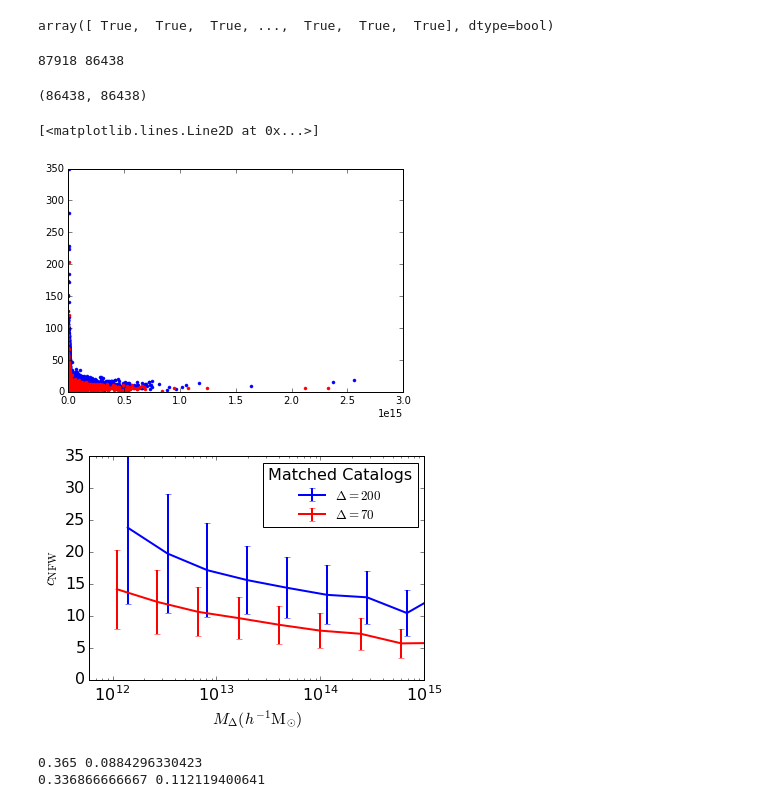
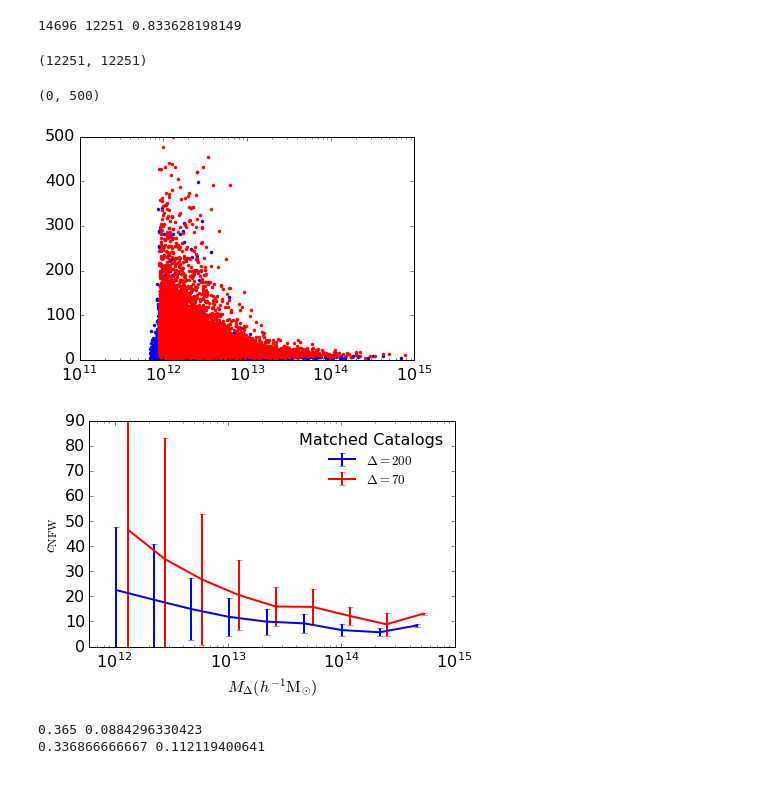
Before and after one commit to villarrealas/haloenviron-pipeline, a Jupyter notebook: CatalogMatcher.ipynb, the cells around one changed output. Saved outputs shown, nothing was run; the diff lists cells and outputs as text; code cells hidden in the pictures.

Commit message:
new version w/ updated data

```diff
--- a/CatalogMatcher.ipynb
+++ b/CatalogMatcher.ipynb
@@ -20,16 +19,16 @@ lbox = 250.0
 vhost_min = 240.0
 vrat_frac = 0.3
 vsub_min = vhost_min * vrat_frac
-nrand = 10
+nrand = 100
 
 # define dict pointing to all marks of interest
 rs_dict = {'halo_id':(0,'i8'), 'halo_mass':(2,'f8'), 'halo_vmax':(3,'f8'), 'halo_rvir':(5,'f8'),
            'halo_rs':(6,'f8'), 'halo_x':(8,'f8'), 'halo_y':(9,'f8'), 'halo_z':(10,'f8'),
-           'halo_spin':(17,'f8'), 'halo_ctoa':(28, 'f8'), 'halo_pid':(33,'i8')}
+           'halo_spin':(17,'f8'), 'halo_ctoa':(28, 'f8'), 'halo_pid':(41,'i8')}
 
 reader = sm.TabularAsciiReader(fname, rs_dict, row_cut_min_dict={'halo_mass':mthresh},
-                               row_cut_eq_dict={'halo_pid':-1})
-hosts_data_master = reader.read_ascii()
+                               row_cut_neq_dict={'halo_pid':-1})
+hosts_data_matching = reader.read_ascii()
 
 fname = './l0250_d70b.catalog' # file name to z0.0.catalog
 mthresh = 9e11  # threshold mass in Msun/h
@@ -38,16 +37,16 @@ lbox = 250.0
 vhost_min = 240.0
 vrat_frac = 0.3
 vsub_min = vhost_min * vrat_frac
-nrand = 10
+nrand = 100
 
 # define dict pointing to all marks of interest
 rs_dict = {'halo_id':(0,'i8'), 'halo_mass':(2,'f8'), 'halo_vmax':(3,'f8'), 'halo_rvir':(5,'f8'),
            'halo_rs':(6,'f8'), 'halo_x':(8,'f8'), 'halo_y':(9,'f8'), 'halo_z':(10,'f8'),
-           'halo_spin':(17,'f8'), 'halo_ctoa':(28, 'f8'), 'halo_pid':(33,'i8')}
+           'halo_spin':(17,'f8'), 'halo_ctoa':(28, 'f8'), 'halo_pid':(41,'i8')}
 
 reader = sm.TabularAsciiReader(fname, rs_dict, row_cut_min_dict={'halo_mass':mthresh},
-                               row_cut_eq_dict={'halo_pid':-1})
-hosts_data_matching = reader.read_ascii()
+                               row_cut_neq_dict={'halo_pid':-1})
+hosts_data_master = reader.read_ascii()
 # %% [output]
 ...Processing ASCII data of file:
 /data/asv13/projects/haloenviron-pipeline/l0250_d200b.catalog
@@ -83,29 +82,26 @@ np.percentile(sep3d,70)
 # %%
 mask = (sep3d.value <= hosts_data_matching['halo_rvir']*.001*.1)
 othermask = idx[np.where(sep3d.value <= hosts_data_matching['halo_rvir']*.001*.1)]
-# %%
-mask
-# %% [output]
-array([ True,  True,  True, ...,  True,  True,  True], dtype=bool)
 # %%
-print len(mask), np.sum(mask)
+print len(mask), np.sum(mask), float(np.sum(mask))/float(len(mask))
 # %% [output]
-87918 86438
+14696 12251 0.833628198149
 # %%
 matched_catalog = hosts_data_matching[np.where(mask==True)]
 matched_catalog_master = hosts_data_master[othermask]
 # %%
 len(matched_catalog), len(matched_catalog_master)
 # %% [output]
-(86438, 86438)
+(12251, 12251)
 # %%
-plt.plot(matched_catalog['halo_mass'], matched_catalog['halo_rvir']/matched_catalog['halo_rs'],
+plt.semilogx(matched_catalog['halo_mass'], matched_catalog['halo_rvir']/matched_catalog['halo_rs'],
          'b.')
-plt.plot(matched_catalog_master['halo_mass'], matched_catalog_master['halo_rvir']/matched_catalog_master['halo_rs'],
-         'r.')
+plt.semilogx(matched_catalog_master['halo_mass'], matched_catalog_master['halo_rvir']/matched_catalog_master['halo_rs'],
+             'r.')
+plt.ylim(0,500)
 # %% [output]
-[<matplotlib.lines.Line2D at 0x...>]
+(0, 500)
-[figure, old version]
+[figure, new version]
 # %%
 font = {'family' : 'normal',
         'weight' : 'normal',
@@ -144,13 +140,14 @@ plt.errorbar(10**(bins-delta/2),running_median,
 
 plt.xscale('log')
 plt.xlim(6e11,1e15)
-plt.ylim(0,35)
-plt.legend(loc='upper right', numpoints=1, prop={'size': 13}, title='Matched Catalogs')
+plt.ylim(0,90)
+plt.legend(loc='upper right', numpoints=1, prop={'size': 13}, title='Matched Catalogs', frameon=False)
 plt.xlabel(r'$M_{\Delta} (h^{-1}\mathrm{M}_{\odot})$')
 plt.ylabel(r'$c_{\mathrm{NFW}}$')
+plt.tight_layout(pad=0.1)
 plt.savefig('./FIGS/matched_catalog_cnfwcomp.pdf')
 # %% [output]
-[figure, old version]
+[figure, new version]
 # %%
 data_200 = [0.5012, 0.4714, 0.4319, 0.3419, 0.3308, 0.3475, 0.3214, 0.3527, 0.1862]
 data_70 = [0.4375, 0.4132, 0.3641, 0.3376, 0.3420, 0.3524, 0.3465, 0.4042, 0.0343]
```
Also changed, not shown: parts of 4 cells of this notebook, 6 other files.
